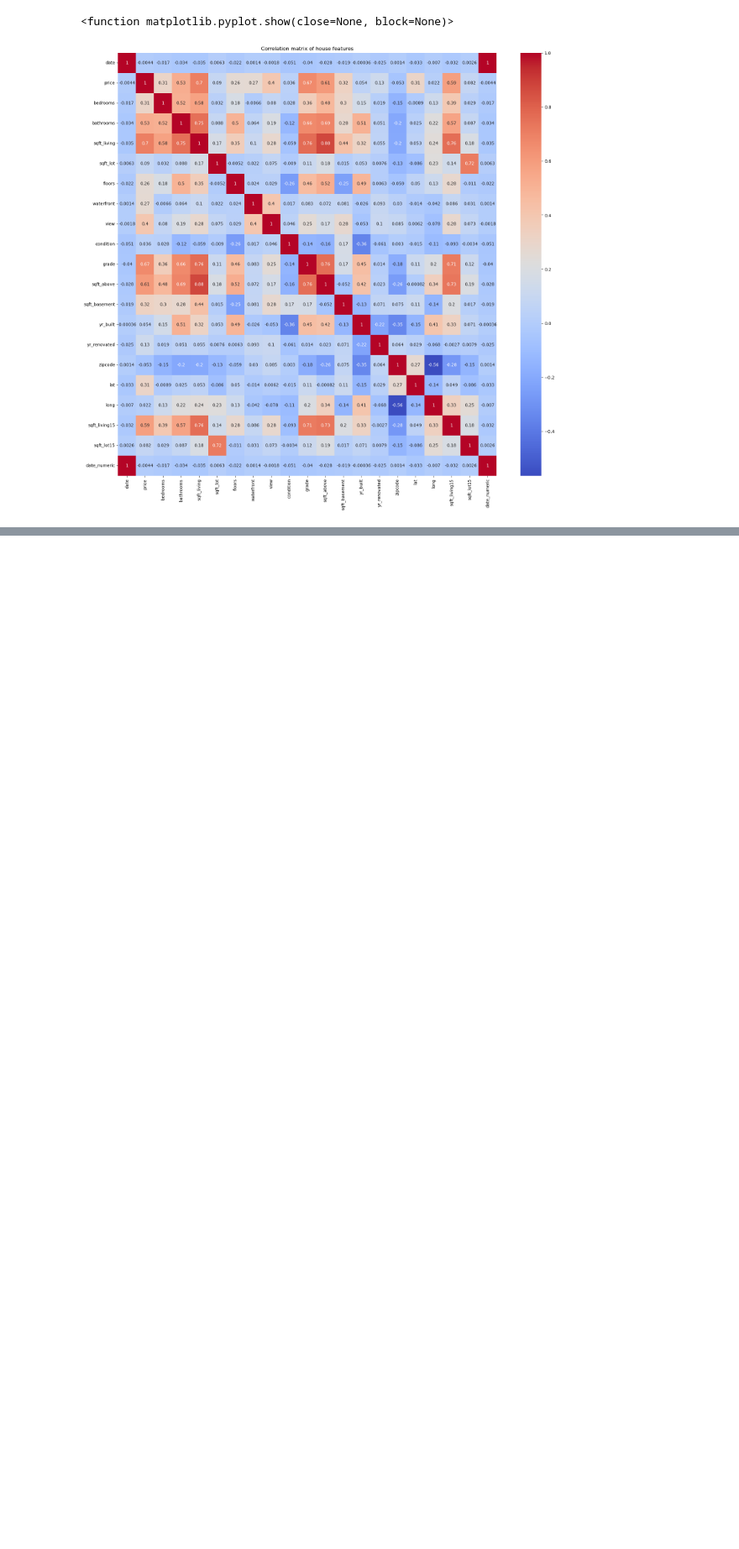
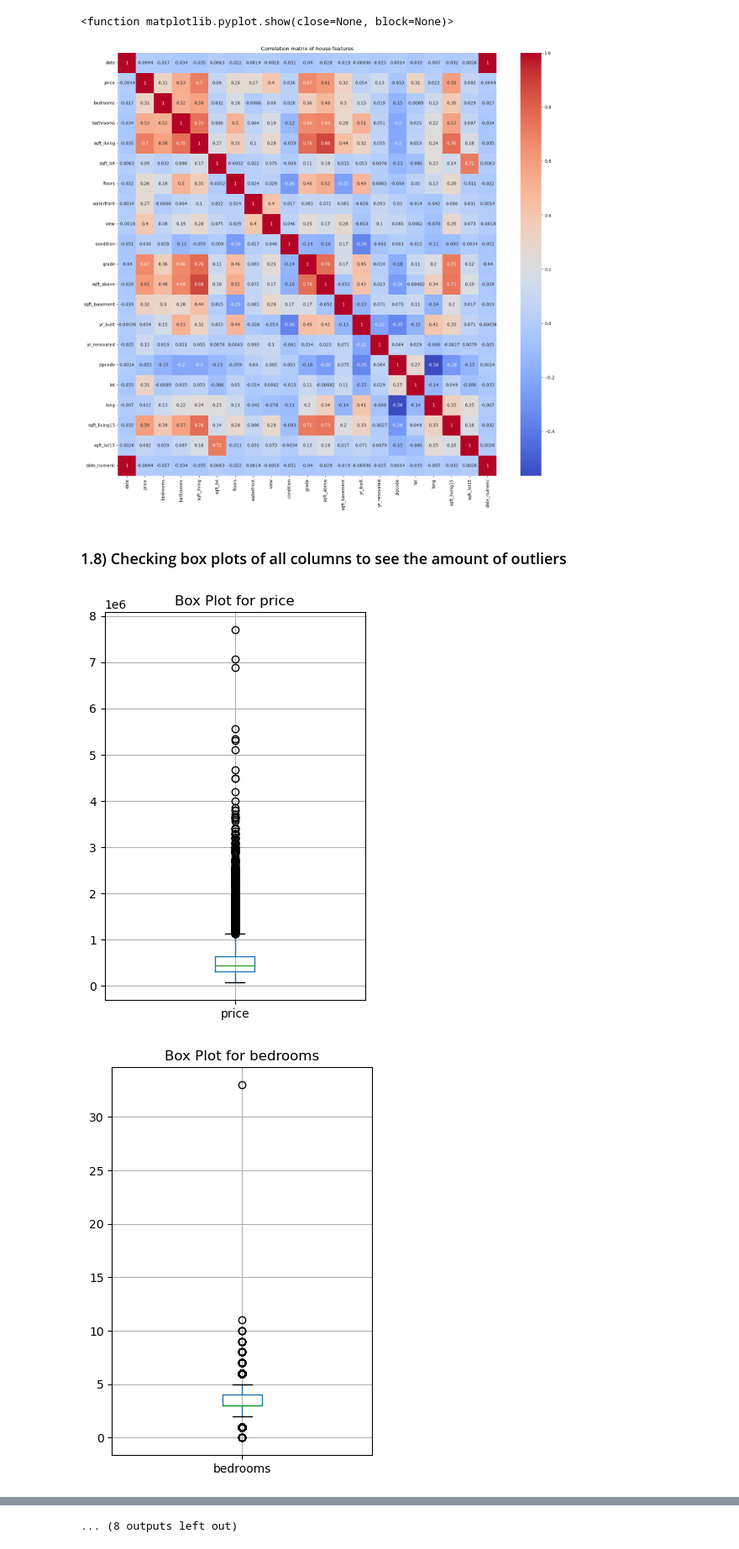
Before and after one commit to TRossen89/BI_MP_Assignments, a Jupyter notebook: MP3_Machine_Learning_for_Prediction_by_Regression.ipynb, the cells around one changed output, grey strips where cells are left out. Shown at 84% size. Drawn from its saved outputs; the diff is of its cells as text; code cells hidden in the pictures; blank space fills up the shorter version.

```diff
--- a/MP3_Machine_Learning_for_Prediction_by_Regression.ipynb
+++ b/MP3_Machine_Learning_for_Prediction_by_Regression.ipynb
@@ -196,3 +224,14 @@ plt.show
 # %% [output]
 <function matplotlib.pyplot.show(close=None, block=None)>
 [figure]
+# %% [markdown]
+### 1.8) Checking box plots of all columns to see the amount of outliers
+# %%
+for column in df.drop(columns=["date", "id"]).columns:
+    plt.figure(figsize=(4,6))  # Create a new figure for each plot
+    df.boxplot(column=column)
+    plt.title(f'Box Plot for {column}')
+    plt.show()
+# %% [output]
+[figure, added]
+[figure, added]
@@ -198,0 +248 @@ plt.show
+... (8 outputs left out)
```
Also changed, not shown: parts of 14 cells of this notebook.
